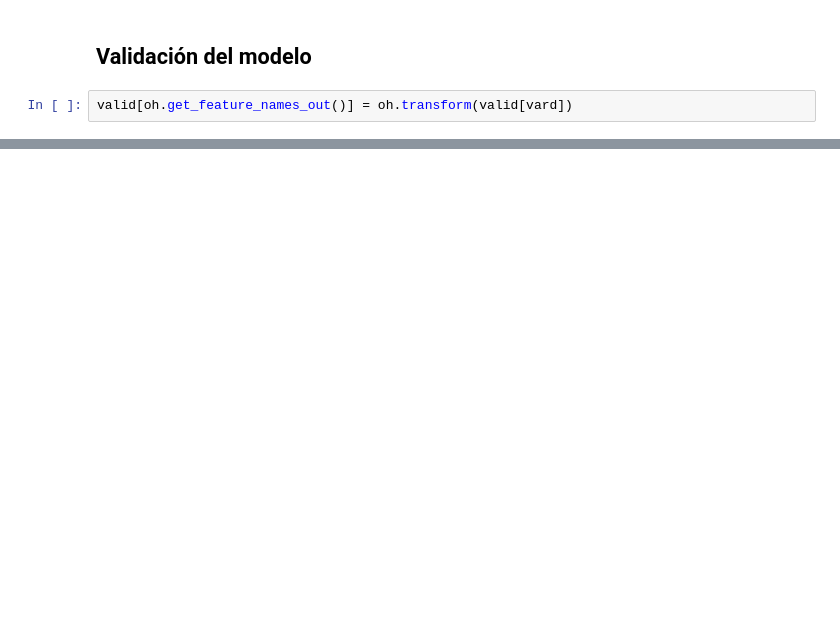
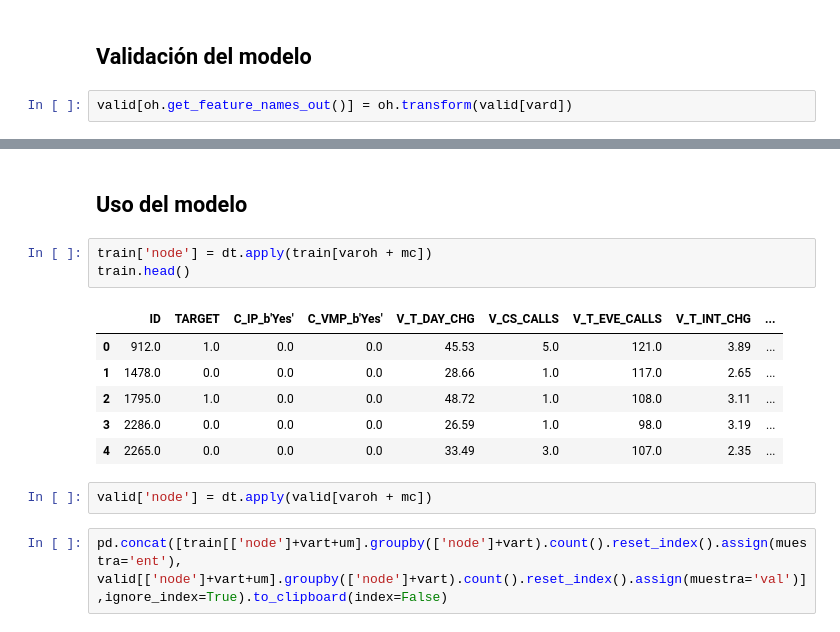
Before and after one commit to JGFuentesC/aprendizaje_supervisado, a Jupyter notebook: decision_trees/01_DT_Telco(easy).ipynb, the cells around one changed output, grey strips where cells are left out. Saved outputs shown, nothing was run; the diff lists cells and outputs as text; blank space fills up the shorter version.

```diff
--- a/decision_trees/01_DT_Telco(easy).ipynb
+++ b/decision_trees/01_DT_Telco(easy).ipynb
@@ -215,0 +318,17 @@ valid 0.7520693512304252
+# %% [markdown]
+## Uso del modelo
+# %%
+train['node'] = dt.apply(train[varoh + mc])
+train.head()
+# %% [output]
+|  | ID | TARGET | C_IP_b'Yes' | C_VMP_b'Yes' | V_T_DAY_CHG | V_CS_CALLS | V_T_EVE_CALLS | V_T_INT_CHG | ... |
+| 0 | 912.0 | 1.0 | 0.0 | 0.0 | 45.53 | 5.0 | 121.0 | 3.89 | ... |
+| 1 | 1478.0 | 0.0 | 0.0 | 0.0 | 28.66 | 1.0 | 117.0 | 2.65 | ... |
+| 2 | 1795.0 | 1.0 | 0.0 | 0.0 | 48.72 | 1.0 | 108.0 | 3.11 | ... |
+| 3 | 2286.0 | 0.0 | 0.0 | 0.0 | 26.59 | 1.0 | 98.0 | 3.19 | ... |
+| 4 | 2265.0 | 0.0 | 0.0 | 0.0 | 33.49 | 3.0 | 107.0 | 2.35 | ... |
+# %%
+valid['node'] = dt.apply(valid[varoh + mc])
+# %%
+pd.concat([train[['node']+vart+um].groupby(['node']+vart).count().reset_index().assign(muestra='ent'),
+valid[['node']+vart+um].groupby(['node']+vart).count().reset_index().assign(muestra='val')],ignore_index=True).to_clipboard(index=False)
```
Also changed, not shown: parts of 23 cells of this notebook, 2 other files.
